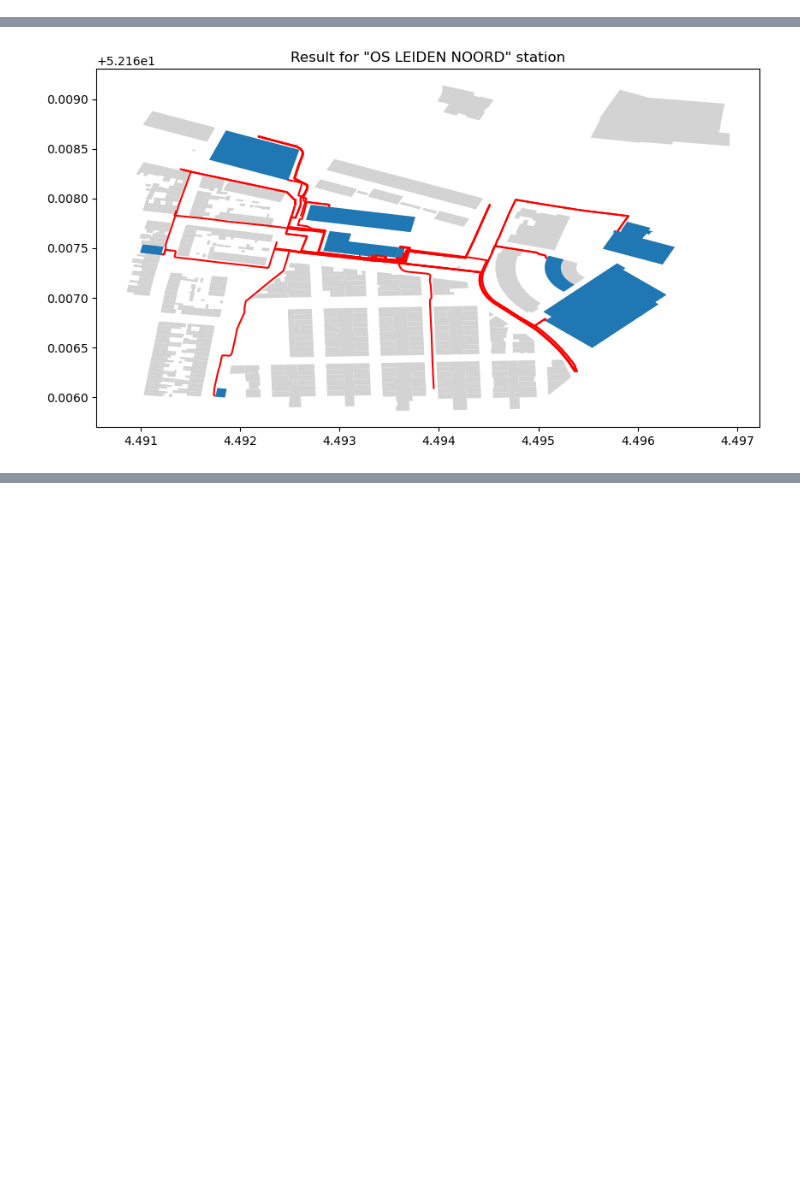
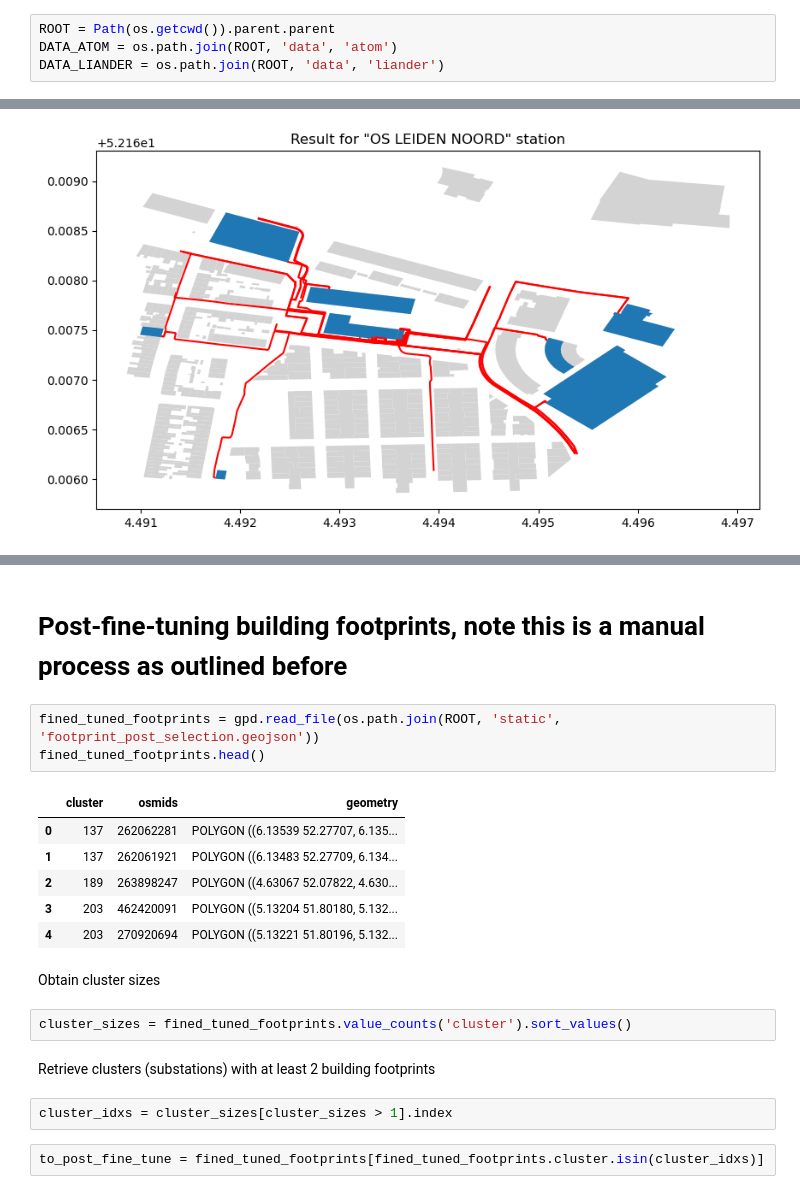
Before and after one commit to ciCciC/GeoGrids, a Jupyter notebook: notebooks/grid_reconstruction/compiling_footprint.ipynb, the cells around one changed output, grey strips where cells are left out. Saved outputs shown, nothing was run; the diff lists cells and outputs as text; blank space fills up the shorter version.

```diff
--- a/notebooks/grid_reconstruction/compiling_footprint.ipynb
+++ b/notebooks/grid_reconstruction/compiling_footprint.ipynb
@@ -14,3 +23,7 @@ import matplotlib.pyplot as plt
+# %%
+ROOT = Path(os.getcwd()).parent.parent
+DATA_ATOM = os.path.join(ROOT, 'data', 'atom')
+DATA_LIANDER = os.path.join(ROOT, 'data', 'liander')
 # %%
 CRS = 4326
 
@@ -185,0 +264,22 @@ Next: manual fine-tuning which can be applied with ease since the rectangles ret
+# %% [markdown]
+# Post-fine-tuning building footprints, note this is a manual process as outlined before
+# %%
+fined_tuned_footprints = gpd.read_file(os.path.join(ROOT, 'static', 'footprint_post_selection.geojson'))
+fined_tuned_footprints.head()
+# %% [output]
+|  | cluster | osmids | geometry |
+| 0 | 137 | 262062281 | POLYGON ((6.13539 52.27707, 6.135... |
+| 1 | 137 | 262061921 | POLYGON ((6.13483 52.27709, 6.134... |
+| 2 | 189 | 263898247 | POLYGON ((4.63067 52.07822, 4.630... |
+| 3 | 203 | 462420091 | POLYGON ((5.13204 51.80180, 5.132... |
+| 4 | 203 | 270920694 | POLYGON ((5.13221 51.80196, 5.132... |
+# %% [markdown]
+Obtain cluster sizes
+# %%
+cluster_sizes = fined_tuned_footprints.value_counts('cluster').sort_values()
+# %% [markdown]
+Retrieve clusters (substations) with at least 2 building footprints
+# %%
+cluster_idxs = cluster_sizes[cluster_sizes > 1].index
+# %%
+to_post_fine_tune = fined_tuned_footprints[fined_tuned_footprints.cluster.isin(cluster_idxs)]
```
Also changed, not shown: parts of 27 cells of this notebook, 6 other files.
